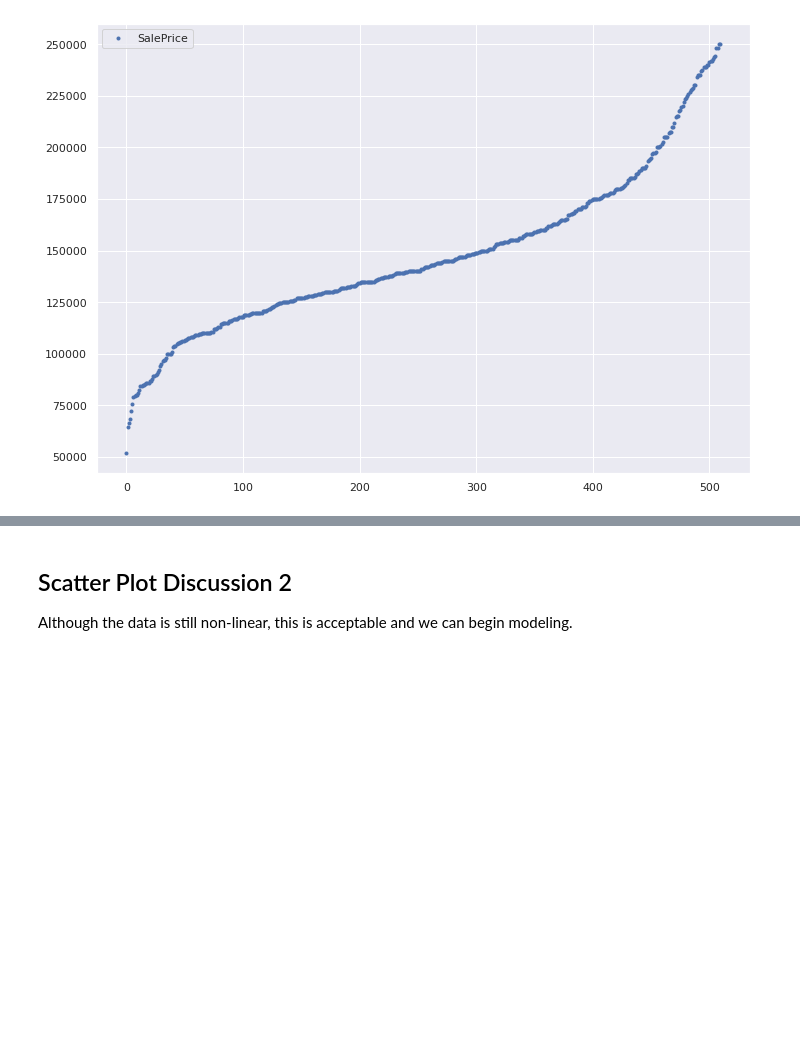
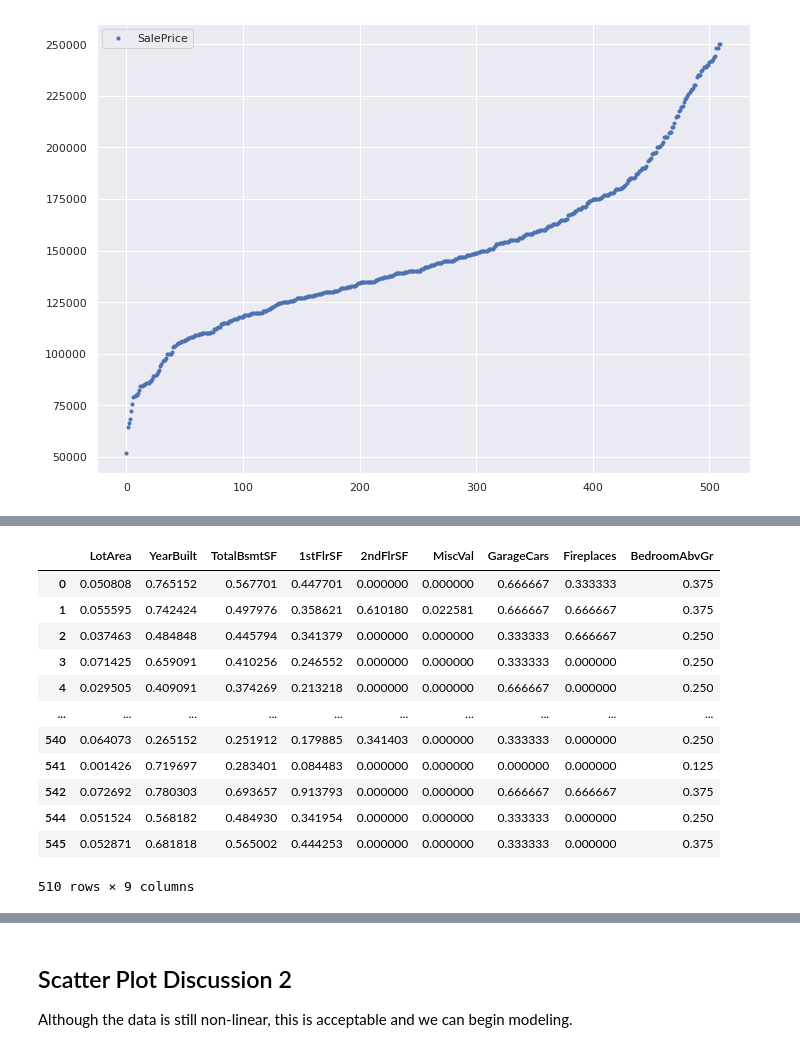
Before and after one commit to IanQS/pTensor, a Jupyter notebook: ames_housing_dataset/Ames Housing Dataset Investigation.ipynb, the cells around one changed output, grey strips where cells are left out. Drawn from its saved outputs; the diff is of its cells as text; code cells hidden in the pictures; blank space fills up the shorter version.

```diff
--- a/ames_housing_dataset/Ames Housing Dataset Investigation.ipynb
+++ b/ames_housing_dataset/Ames Housing Dataset Investigation.ipynb
@@ -231,3 +256,19 @@ sorted_prices.plot(style='.')
 label = df.SalePrice
 
 df.drop(columns=["SalePrice", "index"], inplace=True)
+# %%
+df
+# %% [output]
+|  | LotArea | YearBuilt | TotalBsmtSF | 1stFlrSF | 2ndFlrSF | MiscVal | GarageCars | Fireplaces | BedroomAbvGr |
+| 0 | 0.050808 | 0.765152 | 0.567701 | 0.447701 | 0.000000 | 0.000000 | 0.666667 | 0.333333 | 0.375 |
+| 1 | 0.055595 | 0.742424 | 0.497976 | 0.358621 | 0.610180 | 0.022581 | 0.666667 | 0.666667 | 0.375 |
+| 2 | 0.037463 | 0.484848 | 0.445794 | 0.341379 | 0.000000 | 0.000000 | 0.333333 | 0.666667 | 0.250 |
+| 3 | 0.071425 | 0.659091 | 0.410256 | 0.246552 | 0.000000 | 0.000000 | 0.333333 | 0.000000 | 0.250 |
+| 4 | 0.029505 | 0.409091 | 0.374269 | 0.213218 | 0.000000 | 0.000000 | 0.666667 | 0.000000 | 0.250 |
+| ... | ... | ... | ... | ... | ... | ... | ... | ... | ... |
+| 540 | 0.064073 | 0.265152 | 0.251912 | 0.179885 | 0.341403 | 0.000000 | 0.333333 | 0.000000 | 0.250 |
+| 541 | 0.001426 | 0.719697 | 0.283401 | 0.084483 | 0.000000 | 0.000000 | 0.000000 | 0.000000 | 0.125 |
+| 542 | 0.072692 | 0.780303 | 0.693657 | 0.913793 | 0.000000 | 0.000000 | 0.666667 | 0.666667 | 0.375 |
+| 544 | 0.051524 | 0.568182 | 0.484930 | 0.341954 | 0.000000 | 0.000000 | 0.333333 | 0.000000 | 0.250 |
+| 545 | 0.052871 | 0.681818 | 0.565002 | 0.444253 | 0.000000 | 0.000000 | 0.333333 | 0.000000 | 0.375 |
+510 rows × 9 columns
```
Also changed, not shown: parts of 4 cells of this notebook, 3 other files.
